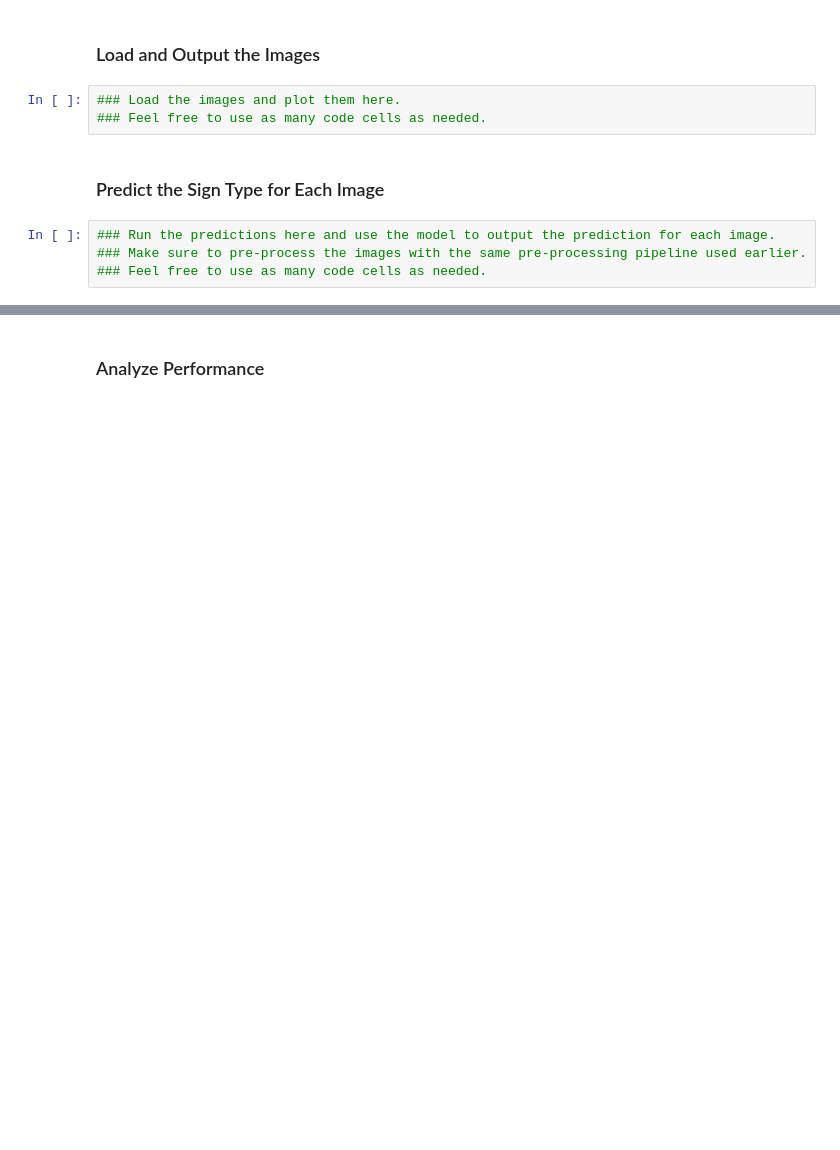
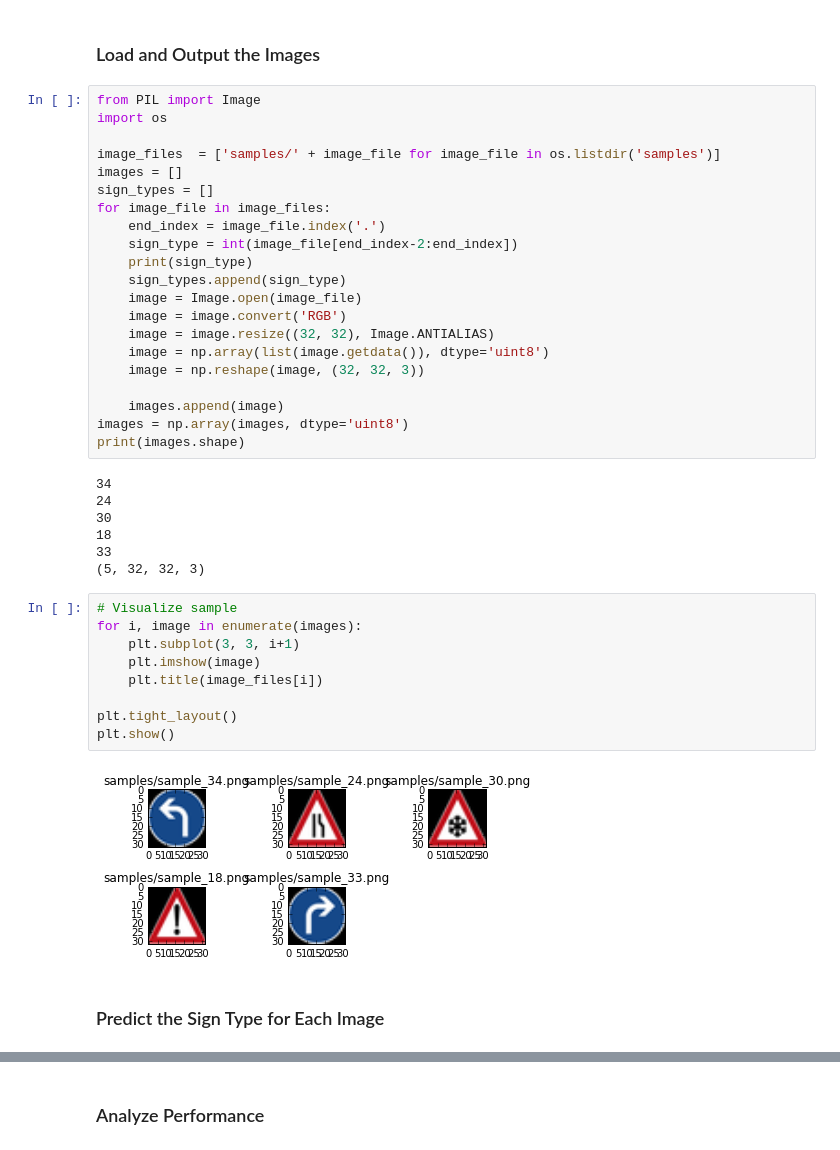
Before and after one commit to JavonDavis/Traffic-Sign-Classifier, a Jupyter notebook: Traffic_Sign_Classifier.ipynb, the cells around one changed output, grey strips where cells are left out. Cells and saved outputs as stored; diff of their text form; blank space fills up the shorter version.

```diff
--- a/Traffic_Sign_Classifier.ipynb
+++ b/Traffic_Sign_Classifier.ipynb
@@ -459,12 +436,44 @@ To give yourself more insight into how your model is working, download at least
 You may find `signnames.csv` useful as it contains mappings from the class id (integer) to the actual sign name.
 # %% [markdown]
 ### Load and Output the Images
-# %%
-### Load the images and plot them here.
-### Feel free to use as many code cells as needed.
+# %%
+from PIL import Image
+import os
+
+image_files  = ['samples/' + image_file for image_file in os.listdir('samples')]
+images = []
+sign_types = []
+for image_file in image_files:
+    end_index = image_file.index('.')
+    sign_type = int(image_file[end_index-2:end_index])
+    print(sign_type)
+    sign_types.append(sign_type)
+    image = Image.open(image_file)
+    image = image.convert('RGB')
+    image = image.resize((32, 32), Image.ANTIALIAS)
+    image = np.array(list(image.getdata()), dtype='uint8')
+    image = np.reshape(image, (32, 32, 3))
+
+    images.append(image)
+images = np.array(images, dtype='uint8')
+print(images.shape)
+# %% [output]
+34
+24
+30
+18
+33
+(5, 32, 32, 3)
+# %%
+# Visualize sample
+for i, image in enumerate(images):
+    plt.subplot(3, 3, i+1)
+    plt.imshow(image)
+    plt.title(image_files[i])
+
+plt.tight_layout()
+plt.show()
+# %% [output]
+[figure, added]
 # %% [markdown]
 ### Predict the Sign Type for Each Image
-# %%
-### Run the predictions here and use the model to output the prediction for each image.
-### Make sure to pre-process the images with the same pre-processing pipeline used earlier.
-### Feel free to use as many code cells as needed.
```
Also changed, not shown: parts of 27 cells of this notebook, 8 other files.
